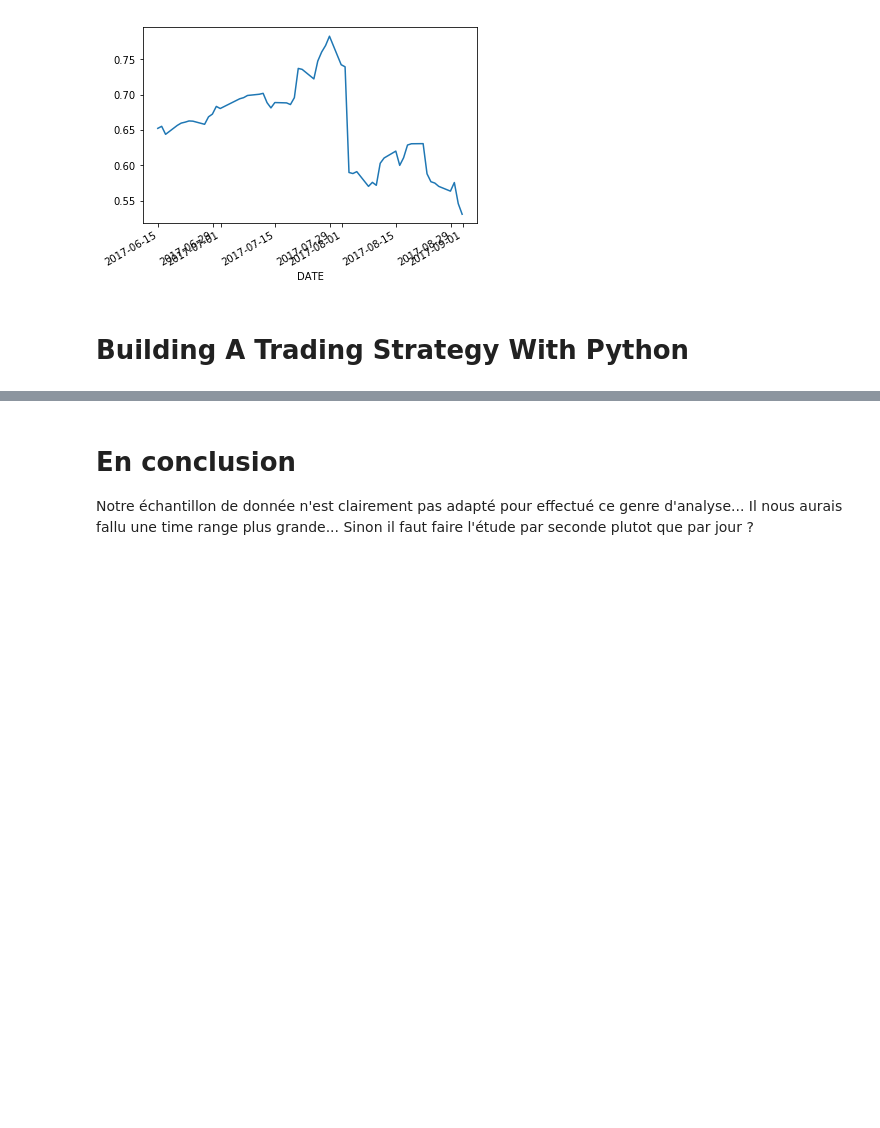
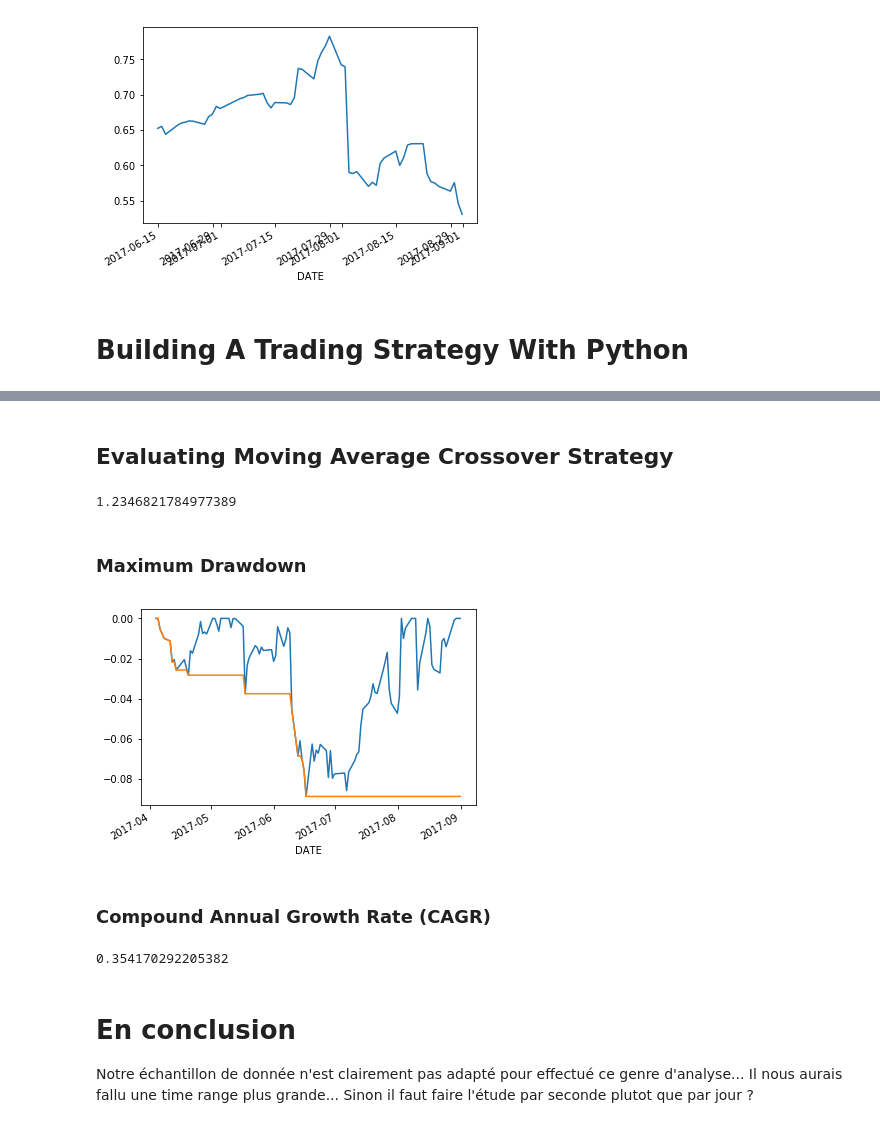
Before and after one commit to samirLazzali/SP500_tensorflow, a Jupyter notebook: algorithmic-trading.ipynb, the cells around one changed output, grey strips where cells are left out. Drawn from its saved outputs; the diff is of its cells as text; code cells hidden in the pictures; blank space fills up the shorter version.

```diff
--- a/algorithmic-trading.ipynb
+++ b/algorithmic-trading.ipynb
@@ -288,3 +417,50 @@ plt.show()
+# %% [markdown]
+## Evaluating Moving Average Crossover Strategy
+# %%
+# Isolate the returns of your strategy
+returns = portfolio['returns']
+
+# annualized Sharpe ratio
+sharpe_ratio = np.sqrt(252) * (returns.mean() / returns.std())
+
+# Print the Sharpe ratio
+print(sharpe_ratio)
+# %% [output]
+1.2346821784977389
+# %% [markdown]
+### Maximum Drawdown
+# %%
+# Define a trailing 252 trading day window
+window = 80
+
+# Calculate the max drawdown in the past window days for each day
+rolling_max = aapl['Adj Close'].rolling(window, min_periods=1).max()
+daily_drawdown = aapl['Adj Close']/rolling_max - 1.0
+
+# Calculate the minimum (negative) daily drawdown
+max_daily_drawdown = daily_drawdown.rolling(window, min_periods=1).min()
+
+# Plot the results
+daily_drawdown.plot()
+max_daily_drawdown.plot()
+
+# Show the plot
+plt.show()
+# %% [output]
+[figure, added]
+# %% [markdown]
+### Compound Annual Growth Rate (CAGR)
+# %%
+# Get the number of days in `aapl`
+days = (aapl.index[-1] - aapl.index[0]).days
+
+# Calculate the CAGR
+cagr = ((((aapl['Adj Close'][-1]) / aapl['Adj Close'][1])) ** (365.0/days)) - 1
+
+# Print the CAGR
+print(cagr)
+# %% [output]
+0.354170292205382
 # %% [markdown]
 # En conclusion
 Notre échantillon de donnée n'est clairement pas adapté pour effectué ce genre d'analyse...
```
Also changed, not shown: parts of 7 cells of this notebook, 1 other file.
